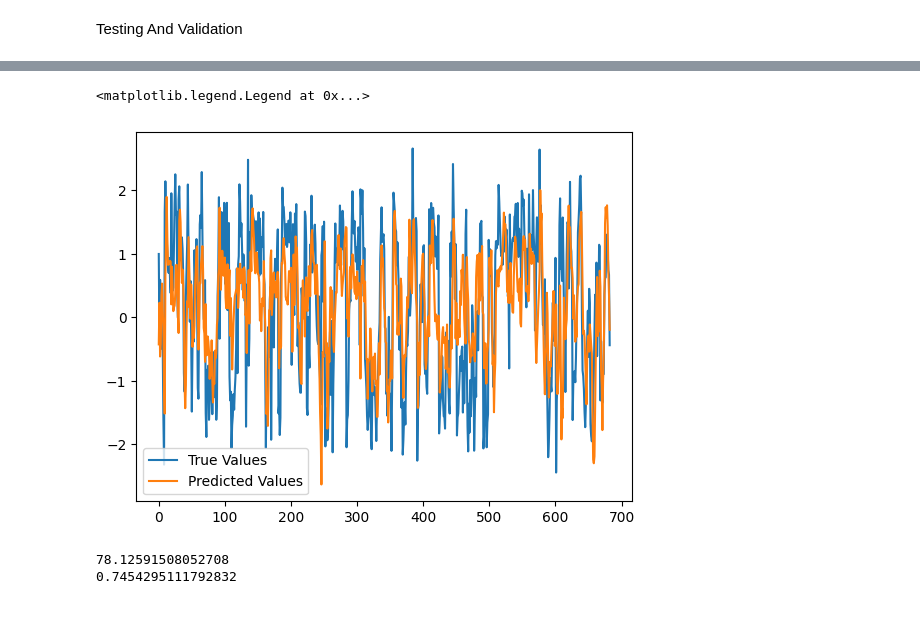
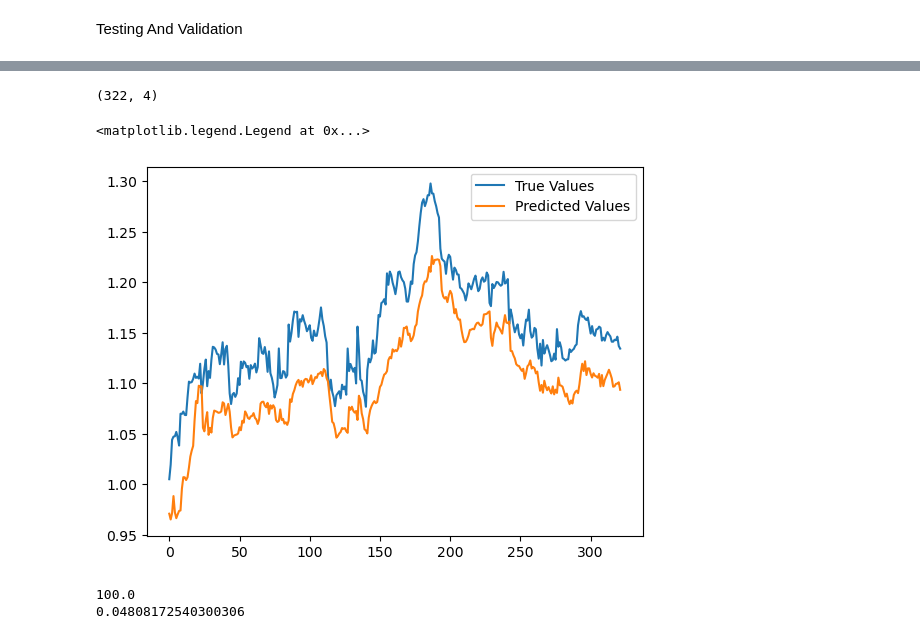
Before and after one commit to MDBowen/IndividualProject, a Jupyter notebook: experiment.ipynb, the cells around one changed output, grey strips where cells are left out. Cells and saved outputs as stored; diff of their text form; code cells hidden in the pictures.

```diff
--- a/experiment.ipynb
+++ b/experiment.ipynb
@@ -181,9 +229,6 @@ x, y = add_look_back(norm_data.to_numpy(), look_back=lookback)
 
 X = x
 Y = y[:, :5]
-# %%
-X =x[59:]
-Y =Y[59:]
 # %%
 print(X.shape, Y.shape)
 # %% [output]
@@ -195,7 +244,7 @@ from keras import layers, Sequential
 # %%
 model = keras.Sequential()
 
-model.add(layers.Dense(512, input_shape=(lookback, 20)))
+model.add(layers.Dense(512, input_shape=(lookback, X.shape[-1])))
 model.add(layers.Flatten())
 model.add(layers.Dropout(0.1))
 model.add(layers.LeakyReLU(alpha=0.1))
@@ -206,7 +255,7 @@ model.add(layers.LeakyReLU(alpha=0.1))
 model.add(layers.Dense(128))
 model.add(layers.Dropout(0.1))
 model.add(layers.LeakyReLU(alpha=0.1))
-model.add(layers.Dense(5, activation='linear'))
+model.add(layers.Dense(Y.shape[-1], activation='linear'))
 
 
 model.compile(optimizer='adam', loss='mse', metrics=['mae'])
@@ -308,7 +360,7 @@ plot_predictions_by_asset(preds, Y, sample_tickers)
 # %% [markdown]
 Testing And Validation
 # %%
-data = yf.download(sample_tickers, start="2023-01-01", end="2026-01-01")
+data = yf.download(sample_tickers, start=training_end, end=testing_end, interval = interval)
 close = data['Close']
 
 indicator_class = AddTechnicalIndicators(close, sample_tickers)
@@ -319,10 +371,10 @@ data = indicator_class.add_rsi()
 data_frame = data
 data = data.to_numpy()
 
-googl = data[:, 2]
-googl_sma = data[:, 7]
-googl_ema = data[:, 12]
-googl_rsi = data[:, 17]
+googl = data[:, 0]
+googl_sma = data[:, 1]
+googl_ema = data[:, 2]
+googl_rsi = data[:, 3]
 
 plt.plot(googl, label='GOOGL Close Price')
 plt.plot(googl_sma, label='GOOGL SMA')
@@ -352,13 +393,15 @@ See the caveats in the documentation: https://pandas.pydata.org/pandas-docs/stab
 # %%
 
-norm_class = RollingZScoreNorm(data_frame)
-norm_data = norm_class.get_rolling_z(window=lookback)
+# norm_class = RollingZScoreNorm(data_frame)
+# norm_data = norm_class.get_rolling_z(window=lookback)
+data_frame = data_frame.to_numpy()[59:]
 
-test_x, test_y = add_look_back(norm_data.to_numpy(), look_back=lookback)
 
-test_y =test_y[59:, :5]
+norm_data = min_max_scaling.transform(data_frame)
 
-test_x = test_x[59:]
+test_x, test_y = add_look_back(norm_data, look_back=lookback)
+
+test_y = test_y[:, 0].reshape(test_y.shape[0], 1)
 
 print(test_y.shape, test_x.shape)
 # %% [output]
@@ -370,16 +413,21 @@ test_pred = model.predict(test_x)
+# %%
+print(test_pred.shape)
+# %% [output]
+(322, 4)
 # %%
-plt.plot(test_y[:, 3], label='True Values')
-plt.plot(test_pred[:, 3], label='Predicted Values')
+plt.plot(test_y[:, 0], label='True Values')
+plt.plot(test_pred[:, 0], label='Predicted Values')
 plt.legend()
 # %% [output]
 <matplotlib.legend.Legend at 0x...>
-[figure, old version]
+[figure, new version]
 # %%
+test_pred = test_pred[:,0].reshape(test_y.shape)
 print(directional_accuracy(test_pred, test_y))
 print(mae(test_pred, test_y))
 # %% [output]
-78.12591508052708
-0.7454295111792832
+100.0
+0.04808172540300306
 # %%
 
 
```
Also changed, not shown: parts of 29 cells of this notebook, 10 other files.
